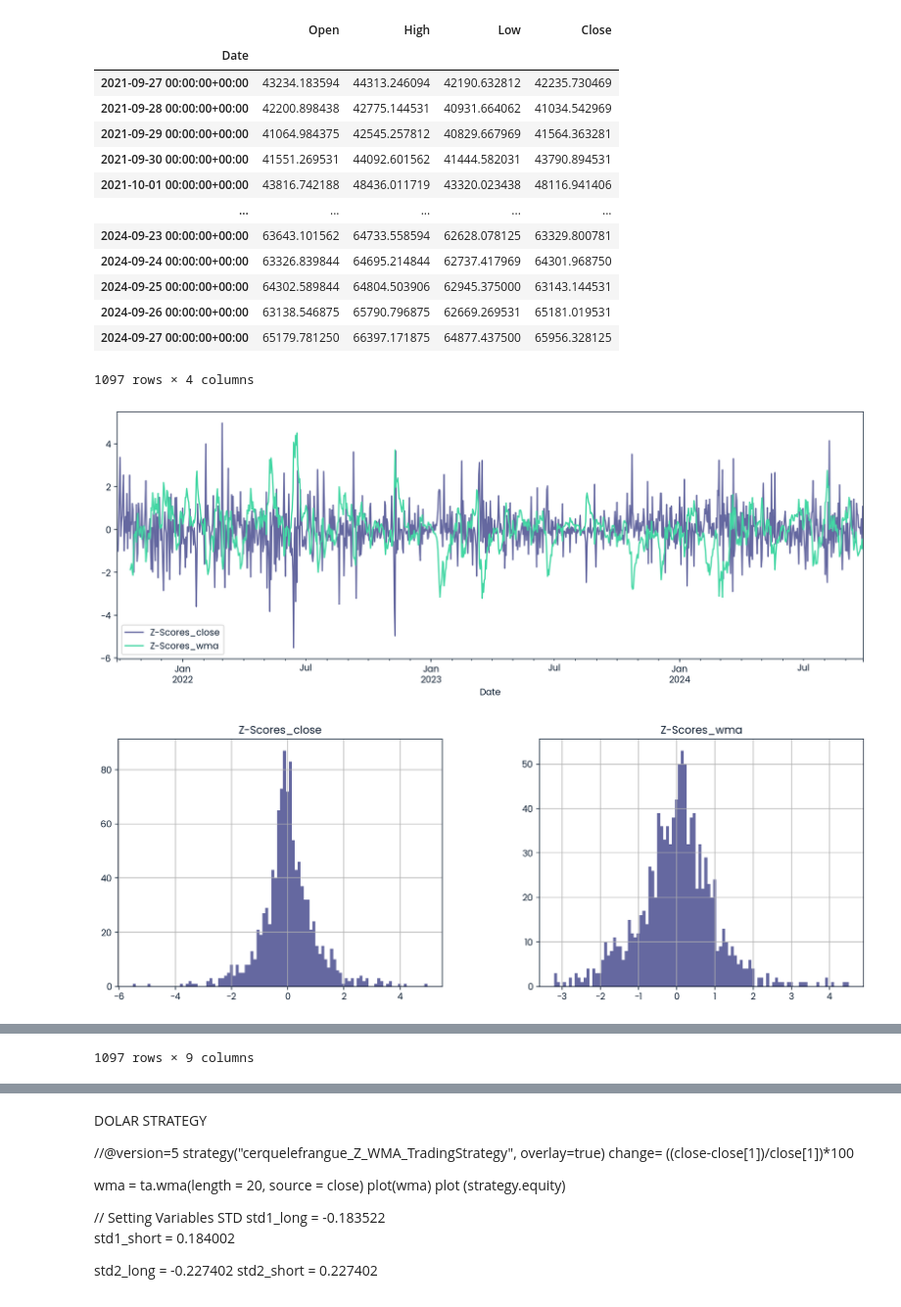
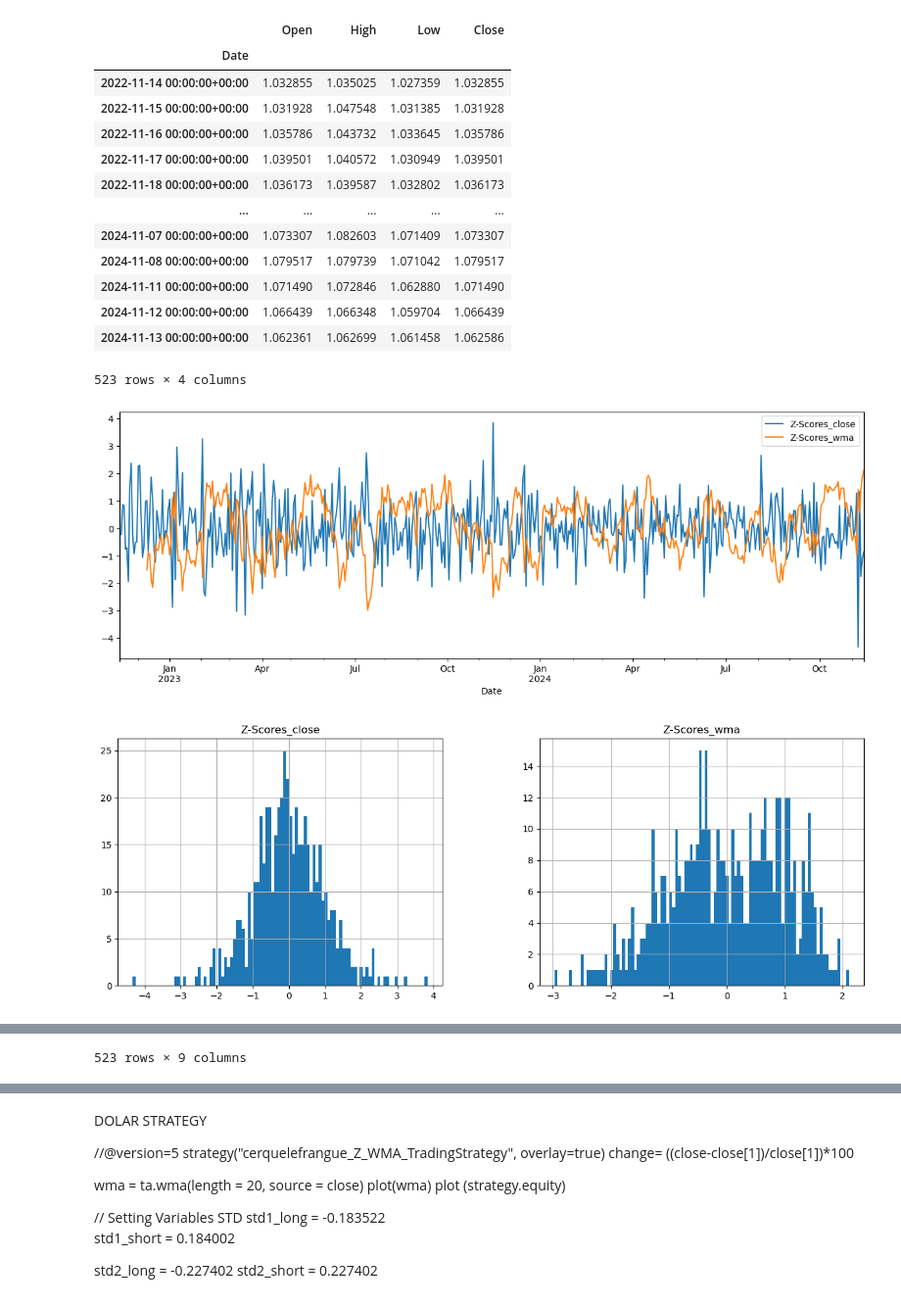
Before and after one commit to subseTz/timex_consulting, a Jupyter notebook: time_series_forecasting/quant_btc.ipynb, the cells around one changed output, grey strips where cells are left out. Shown at 98% size. Saved outputs shown, nothing was run; the diff lists cells and outputs as text; code cells hidden in the pictures.

```diff
--- a/time_series_forecasting/quant_btc.ipynb
+++ b/time_series_forecasting/quant_btc.ipynb
@@ -7,13 +8,14 @@ from math import sqrt
 import yfinance as yf
 # %%
 # Define the ticker symbol for Bitcoin
-tickerSymbol = 'BTC-USD'
+tickerSymbol = 'EURUSD=X'
 
 # Get data on this ticker
 tickerData = yf.Ticker(tickerSymbol)
 
 # Get the historical prices for this ticker
-df = tickerData.history(period='3y', interval='1d')
+df = tickerData.history(period='2y', interval='1d')
+# 'Date' is already datetime index
 
 # Drop 'Volume', 'Dividends', 'Stock Splits'
 df = df.drop(['Volume', 'Dividends', 'Stock Splits'], axis=1)
@@ -23,18 +25,18 @@ display(df)
 # %% [output]
 |  | Open | High | Low | Close |
 | Date |  |  |  |  |
-| 2021-09-27 00:00:00+00:00 | 43234.183594 | 44313.246094 | 42190.632812 | 42235.730469 |
-| 2021-09-28 00:00:00+00:00 | 42200.898438 | 42775.144531 | 40931.664062 | 41034.542969 |
-| 2021-09-29 00:00:00+00:00 | 41064.984375 | 42545.257812 | 40829.667969 | 41564.363281 |
-| 2021-09-30 00:00:00+00:00 | 41551.269531 | 44092.601562 | 41444.582031 | 43790.894531 |
-| 2021-10-01 00:00:00+00:00 | 43816.742188 | 48436.011719 | 43320.023438 | 48116.941406 |
+| 2022-11-14 00:00:00+00:00 | 1.032855 | 1.035025 | 1.027359 | 1.032855 |
+| 2022-11-15 00:00:00+00:00 | 1.031928 | 1.047548 | 1.031385 | 1.031928 |
+| 2022-11-16 00:00:00+00:00 | 1.035786 | 1.043732 | 1.033645 | 1.035786 |
+| 2022-11-17 00:00:00+00:00 | 1.039501 | 1.040572 | 1.030949 | 1.039501 |
+| 2022-11-18 00:00:00+00:00 | 1.036173 | 1.039587 | 1.032802 | 1.036173 |
 | ... | ... | ... | ... | ... |
-| 2024-09-23 00:00:00+00:00 | 63643.101562 | 64733.558594 | 62628.078125 | 63329.800781 |
-| 2024-09-24 00:00:00+00:00 | 63326.839844 | 64695.214844 | 62737.417969 | 64301.968750 |
-| 2024-09-25 00:00:00+00:00 | 64302.589844 | 64804.503906 | 62945.375000 | 63143.144531 |
-| 2024-09-26 00:00:00+00:00 | 63138.546875 | 65790.796875 | 62669.269531 | 65181.019531 |
-| 2024-09-27 00:00:00+00:00 | 65179.781250 | 66397.171875 | 64877.437500 | 65956.328125 |
+| 2024-11-07 00:00:00+00:00 | 1.073307 | 1.082603 | 1.071409 | 1.073307 |
+| 2024-11-08 00:00:00+00:00 | 1.079517 | 1.079739 | 1.071042 | 1.079517 |
+| 2024-11-11 00:00:00+00:00 | 1.071490 | 1.072846 | 1.062880 | 1.071490 |
+| 2024-11-12 00:00:00+00:00 | 1.066439 | 1.066348 | 1.059704 | 1.066439 |
+| 2024-11-13 00:00:00+00:00 | 1.062361 | 1.062699 | 1.061458 | 1.062586 |
-1097 rows × 4 columns
+523 rows × 4 columns
 # %%
 # Data Cleansing
 #df[['wma', 'close']] = df[['wma', 'close']].replace(',', '.', regex=True).astype(float)
@@ -43,34 +45,37 @@ display(df)
 weights = np.arange(1, 21)  # This creates an array [1, 2, 3, ..., 20]
 
 def calculate_wma(data):
     return np.sum(weights * data) / np.sum(weights)
+
+def calculate_sma(data, close='Close', window=20):
+    return data[close].rolling(20).mean()
 
 # Calculate the WMA
 df['WMA_21'] = df['Close'].rolling(20).apply(calculate_wma, raw=True)
 
 # Calculating returns as var (%) Inferential Statistics
 df["var_close"] = df["Close"].pct_change(1) * 100
 df["var_wma"] = (1 - (df['Close'] / df['WMA_21'])) * 100 # Distance between Close and WMA_21, but i call it 'var'.
 
 # Z-Scores
 df['Z-Scores_close'] = (df['var_close'] - df['var_close'].mean()) / df['var_close'].std()
 df['Z-Scores_wma'] = (df['var_wma'] - df['var_wma'].mean()) / df['var_wma'].std()
 
 # Remove NaN
 #df.dropna(subset=["var_close", "var_wma"], inplace=True)
 
 # Z-Scores Plots
 df[['Z-Scores_close', 'Z-Scores_wma']].plot(figsize = (15, 5))
 plt.show()
 
 # Z-Scores Histograms
 df[['Z-Scores_close', 'Z-Scores_wma']].hist(figsize = (15, 5), bins = 100)
 plt.show()
 
 # Plot
 display(df)
 # %% [output]
-[figure, old version]
+[figure, new version]
-[figure, old version]
+[figure, new version]
 |  | Open | High | Low | Close | WMA_21 | var_close | var_wma | Z-Scores_close | Z-Scores_wma |
 | Date |  |  |  |  |  |  |  |  |  |
@@ -88,4 +93,4 @@ display(df)
-1097 rows × 9 columns
+523 rows × 9 columns
 # %%
 # Z-Scores values
 # Simple Z-Score based on Closing Price only
```
Also changed, not shown: parts of 5 cells of this notebook.
